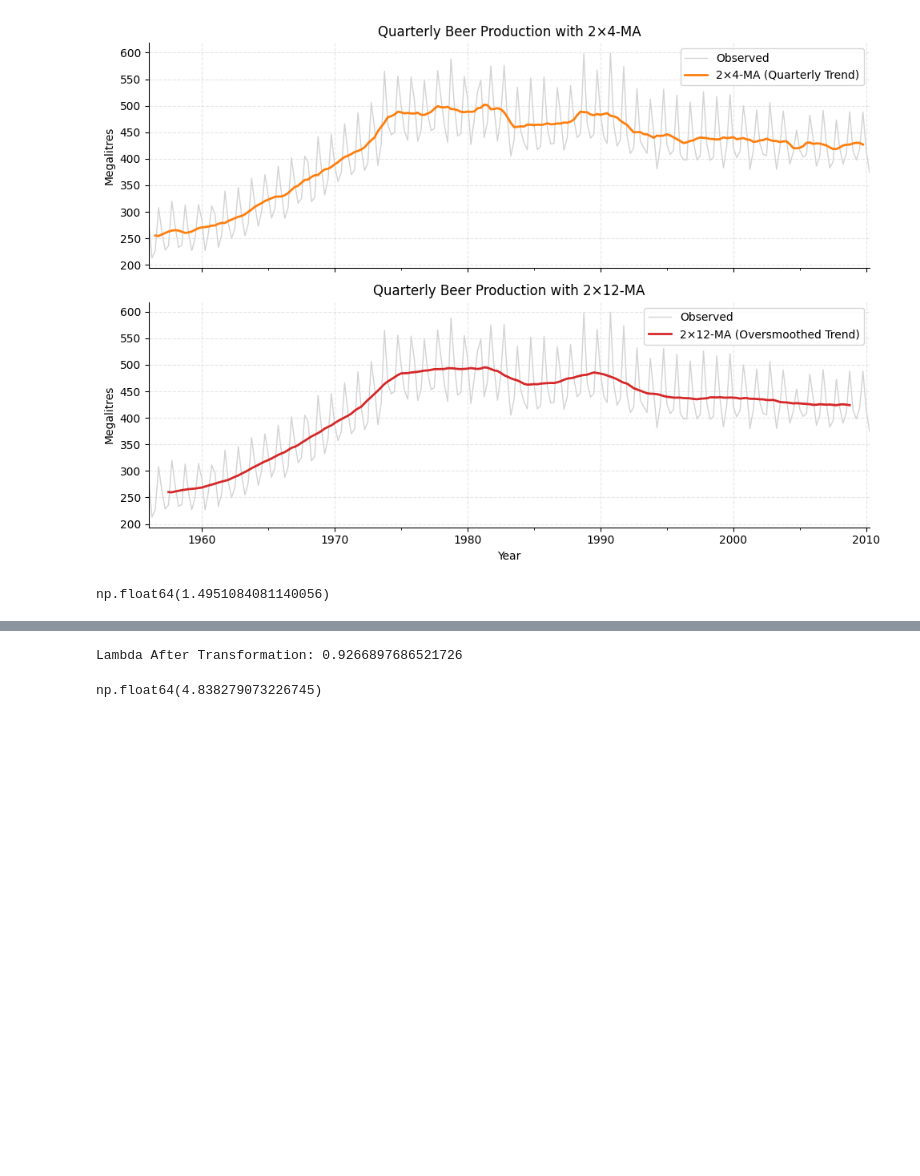
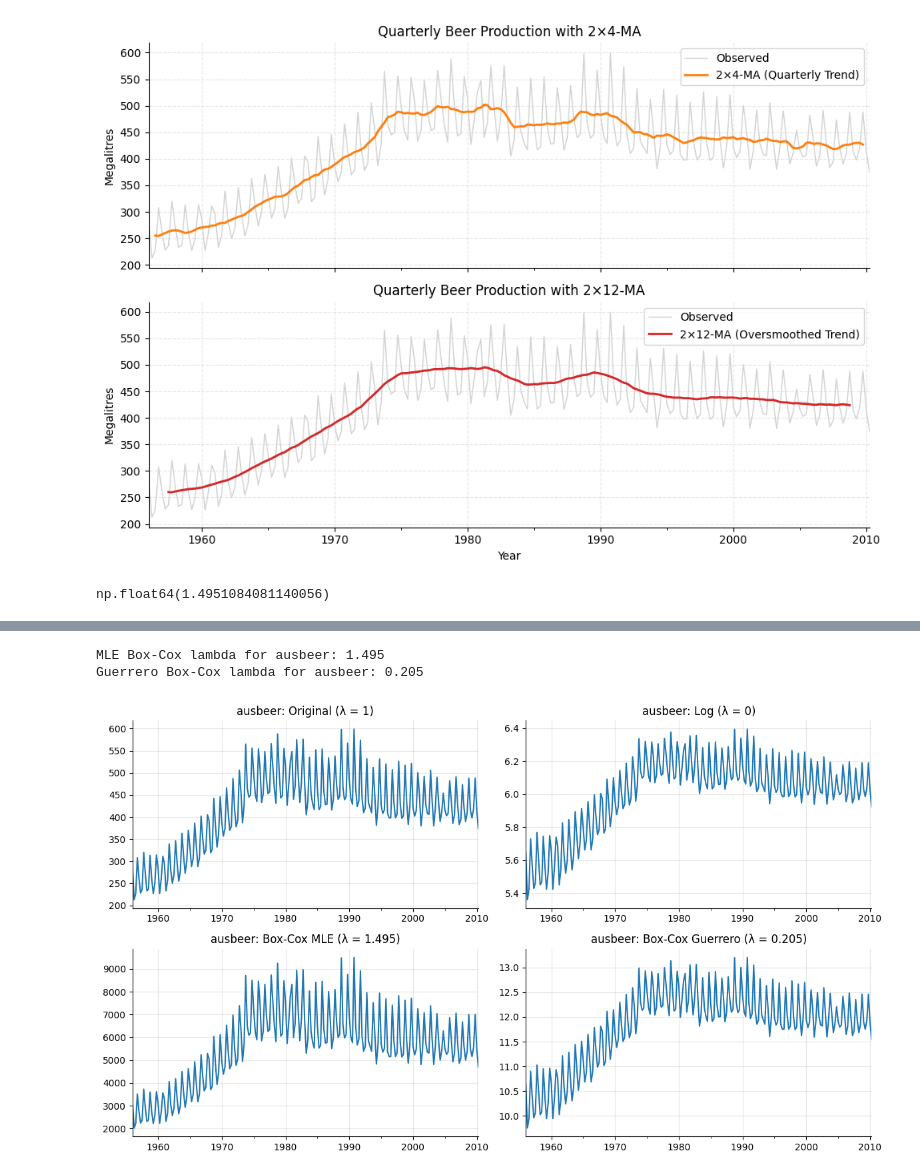
Before and after one commit to Teenold/AgentEmd, a Jupyter notebook: notebooks/lab03_decomposition_i_models_moving_averages_c.ipynb, the cells around one changed output, grey strips where cells are left out. Drawn from its saved outputs; the diff is of its cells as text; code cells hidden in the pictures; blank space fills up the shorter version.

```diff
--- a/notebooks/lab03_decomposition_i_models_moving_averages_c.ipynb
+++ b/notebooks/lab03_decomposition_i_models_moving_averages_c.ipynb
@@ -257,11 +188,0 @@ plt.show()
-# %%
-lam_transformed = boxcox_lambda(
-    ausbeer_bc.values,
-    method="guerrero",
-    season_length=4
-)
-
-
-print("Lambda After Transformation:", lam_transformed)
-# %% [output]
-Lambda After Transformation: 0.9266897686521726
@@ -270,4 +189,65 @@ lamb = stats.boxcox_normmax(ausbeer_bc.values, method='mle')
 # %%
-lamb
+from scipy import stats
+from coreforecast.scalers import boxcox_lambda
+import numpy as np
+import pandas as pd
+import matplotlib.pyplot as plt
+
+# Estimate lambda using Maximum Likelihood Estimation
+lam_mle = stats.boxcox_normmax(
+    ausbeer.values, method='mle'
+)
+
+# Estimate lambda using Guerrero's method
+lam_guerrero = boxcox_lambda(
+    ausbeer.values,
+    method='guerrero',
+    season_length=4
+)
+
+print(f'MLE Box-Cox lambda for ausbeer: {lam_mle:.3f}')
+print(f'Guerrero Box-Cox lambda for ausbeer: {lam_guerrero:.3f}')
+
+# Apply transformations
+ausbeer_mle = pd.Series(
+    stats.boxcox(ausbeer.values, lmbda=lam_mle),
+    index=ausbeer.index
+)
+
+ausbeer_guerrero = pd.Series(
+    stats.boxcox(ausbeer.values, lmbda=lam_guerrero),
+    index=ausbeer.index
+)
+
+# Compare the original and transformed series
+fig, axes = plt.subplots(2, 2, figsize=(12, 7))
+
+ausbeer.plot(
+    ax=axes[0, 0],
+    title='ausbeer: Original (λ = 1)'
+)
+
+np.log(ausbeer).plot(
+    ax=axes[0, 1],
+    title='ausbeer: Log (λ = 0)'
+)
+
+ausbeer_mle.plot(
+    ax=axes[1, 0],
+    title=f'ausbeer: Box-Cox MLE (λ = {lam_mle:.3f})'
+)
+
+ausbeer_guerrero.plot(
+    ax=axes[1, 1],
+    title=f'ausbeer: Box-Cox Guerrero (λ = {lam_guerrero:.3f})'
+)
+
+for ax in axes.flat:
+    ax.set_xlabel('')
+
+plt.tight_layout()
+plt.show()
 # %% [output]
-np.float64(4.838279073226745)
+MLE Box-Cox lambda for ausbeer: 1.495
+Guerrero Box-Cox lambda for ausbeer: 0.205
+[figure, added]
```
Also changed, not shown: parts of 12 cells of this notebook.
